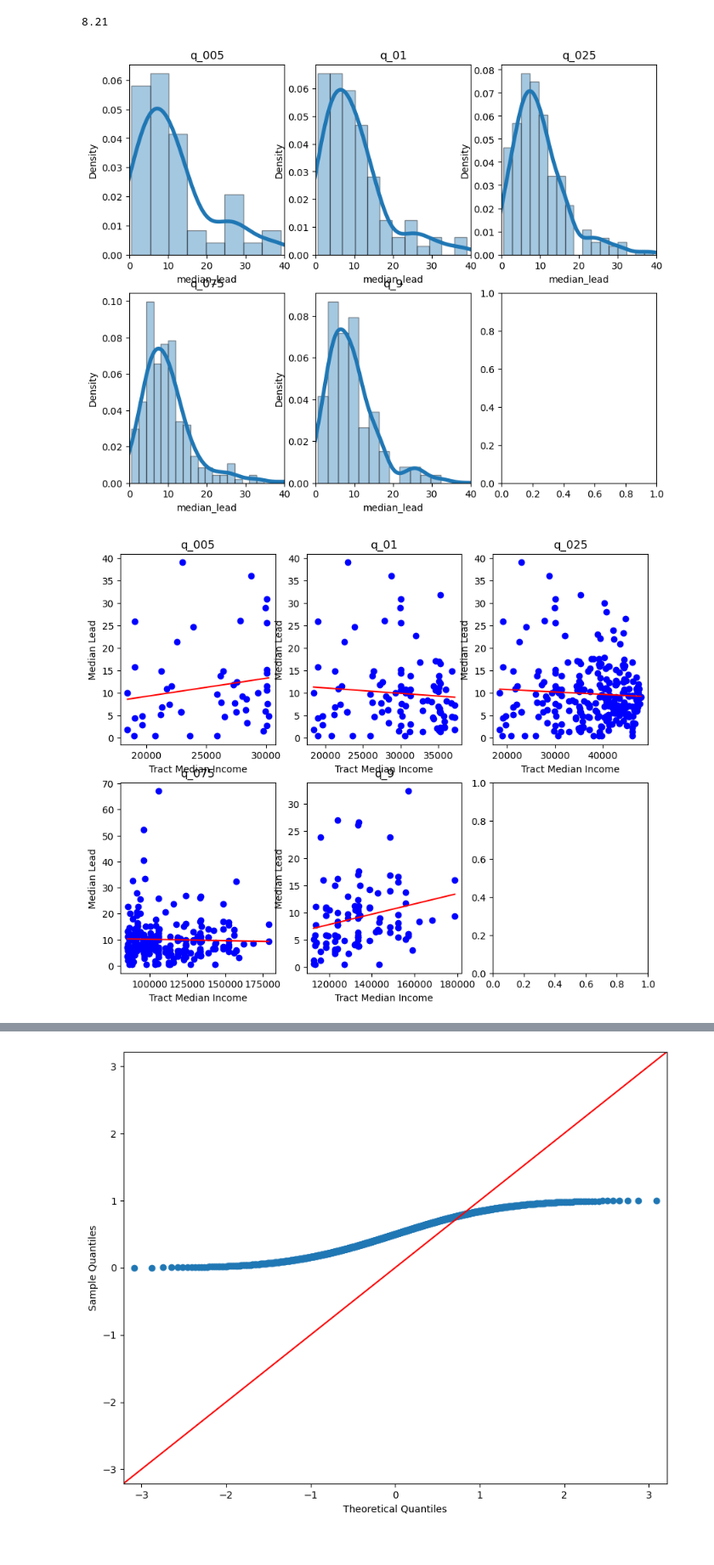
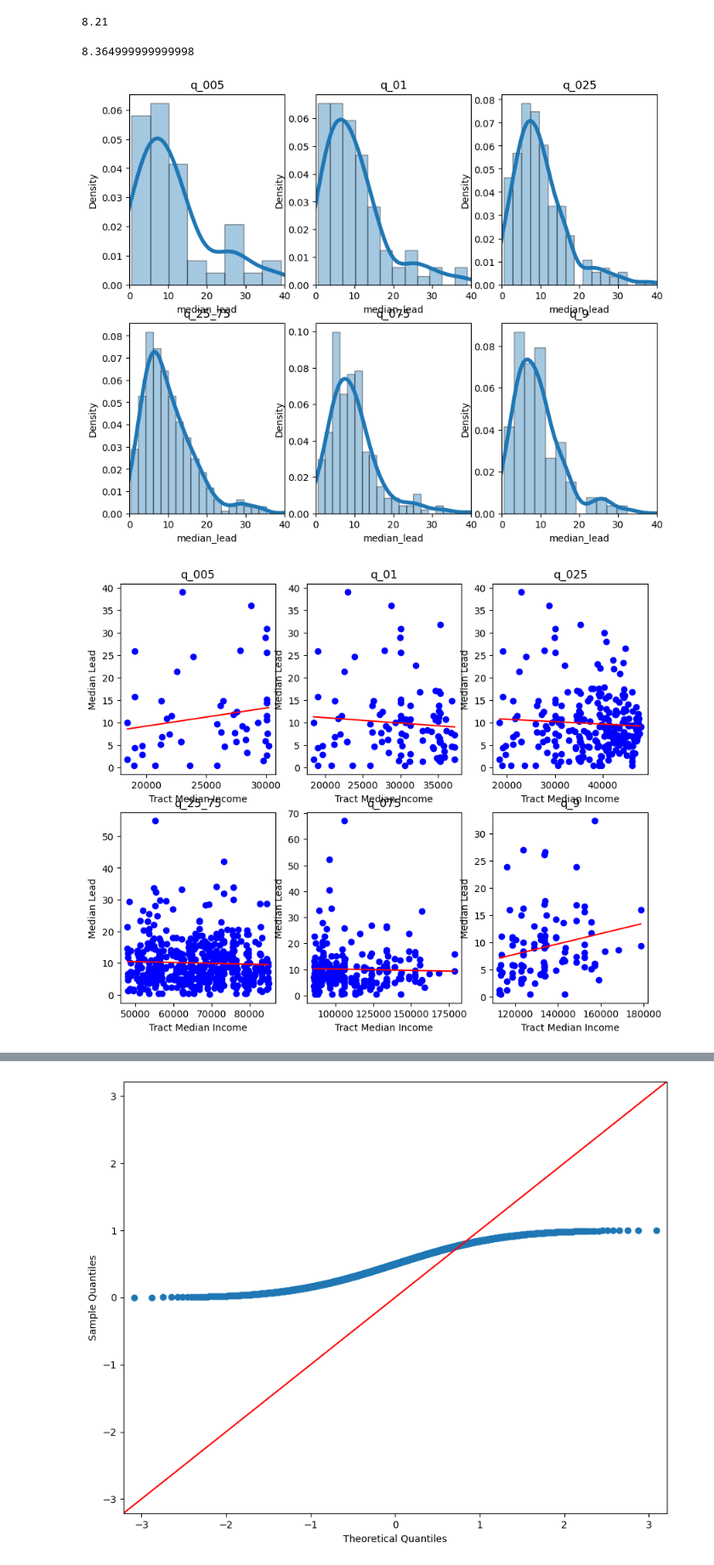
Before and after one commit to jacobhthomas/LeadWater, a Jupyter notebook: qr_income.ipynb, the cells around one changed output, grey strips where cells are left out. Shown at 85% size. Cells and saved outputs as stored; diff of their text form; code cells hidden in the pictures.

```diff
--- a/qr_income.ipynb
+++ b/qr_income.ipynb
@@ -238,23 +238,28 @@ q_9 = df[df['quantile'] >= df['quantile'].quantile(0.9)]
 q_9['median_lead'].median()
 # %% [output]
 8.21
+# %%
+q_25_75 = df[(df['quantile'] < df['quantile'].quantile(0.75)) &  (df['quantile'] > df['quantile'].quantile(0.25))]
+q_25_75['median_lead'].median()
+# %% [output]
+8.364999999999998
 # %%
-lst_q = [q_005,q_01, q_025, q_075, q_9]
-q_names = ['q_005','q_01', 'q_025', 'q_075', 'q_9']
+lst_q = [q_005,q_01, q_025,q_25_75, q_075, q_9]
+q_names = ['q_005','q_01', 'q_025','q_25_75', 'q_075', 'q_9']
 fig,axs = plt.subplots(2,3)
 plt.rcParams['figure.figsize'] = 10, 8
 # plt.rcParams['font.size'] = 5
 
 for i, ax in zip(range(len(lst_q)), axs.flatten()):
     sns.distplot(lst_q[i]['median_lead'], ax=ax, hist=True, kde=True,
              hist_kws={'edgecolor':'black'},
              kde_kws={'linewidth': 4})
     ax.set_xlim(0, 40)
     ax.set_title(q_names[i])
 
 plt.show()
 # %% [output]
-[figure, old version]
+[figure, new version]
 # %%
 fig,axs = plt.subplots(2,3)
 plt.rcParams['figure.figsize'] = 10, 8
@@ -274,7 +279,7 @@ for i, ax in zip(range(len(lst_q)), axs.flatten()):
 
 plt.show()
 # %% [output]
-[figure, old version]
+[figure, new version]
 # %%
 # Fit linear regression model
 
```
Also changed, not shown: parts of 4 cells of this notebook.
